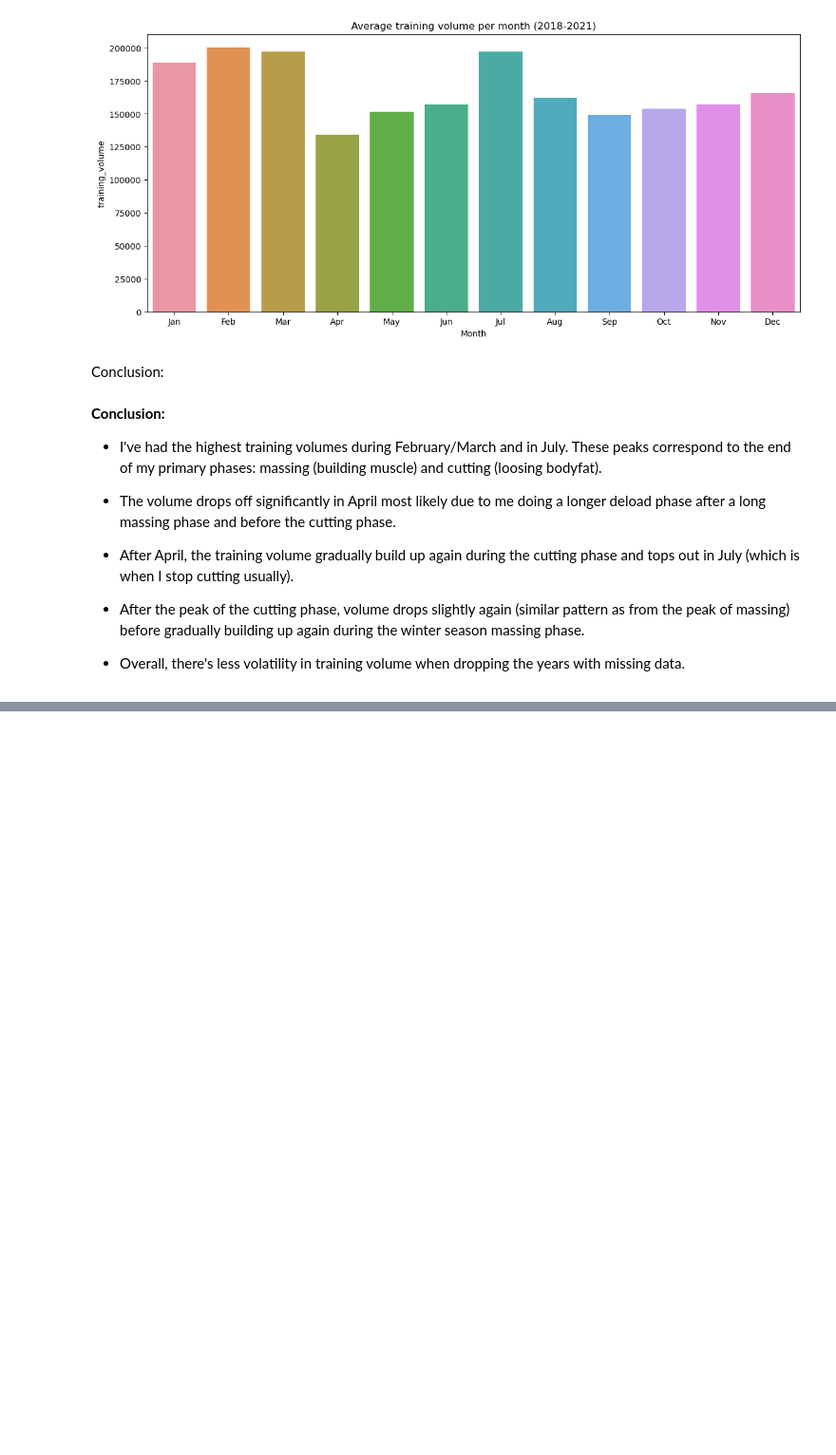
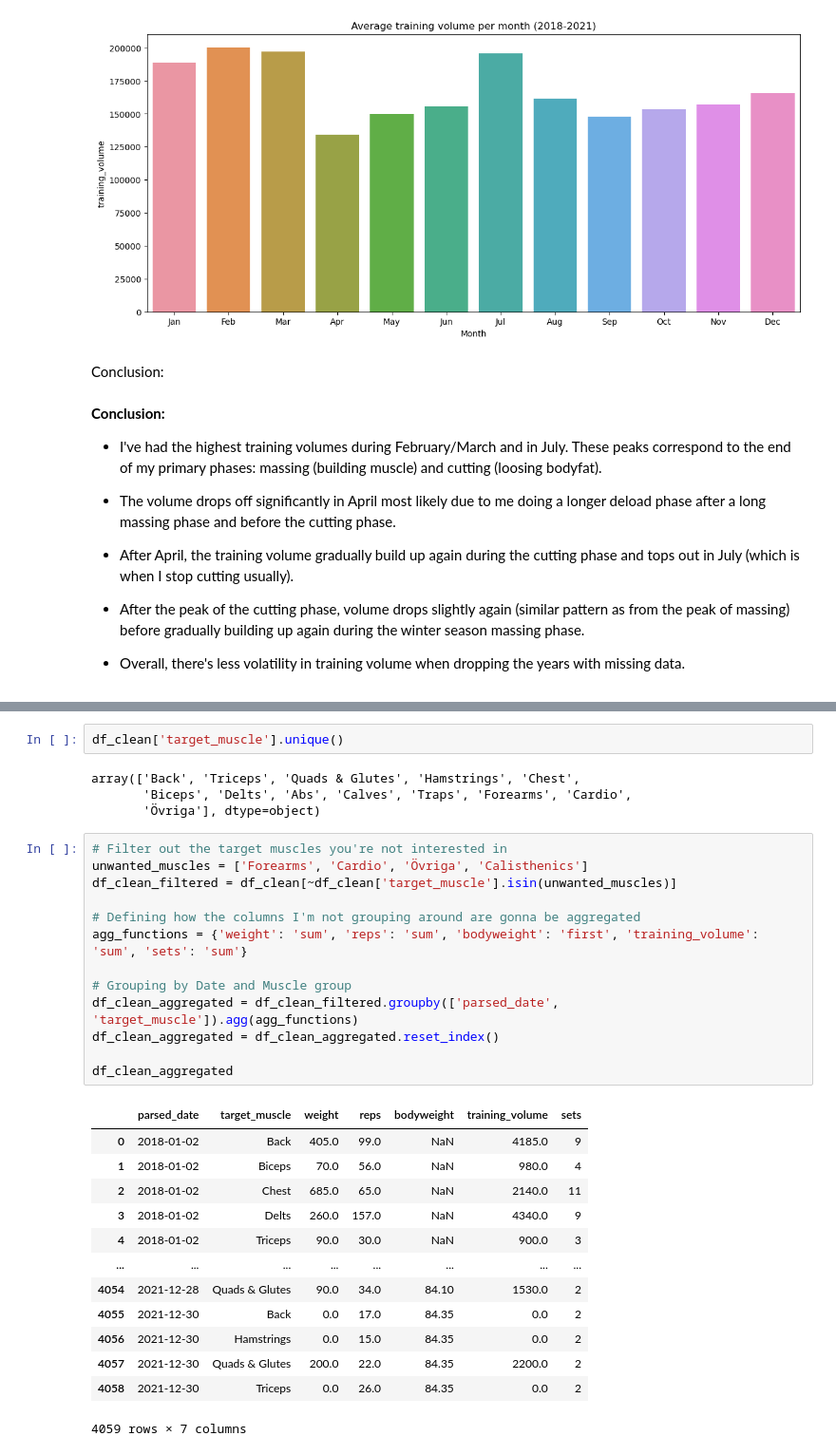
Before and after one commit to ossianhempel/training_data_analysis, a Jupyter notebook: my_training.ipynb, the cells around one changed output, grey strips where cells are left out. Shown at 95% size. Cells and saved outputs as stored; diff of their text form; blank space fills up the shorter version.

```diff
--- a/my_training.ipynb
+++ b/my_training.ipynb
@@ -770,0 +539,33 @@ Conclusion: My tr
+# %%
+df_clean['target_muscle'].unique()
+# %% [output]
+array(['Back', 'Triceps', 'Quads & Glutes', 'Hamstrings', 'Chest',
+       'Biceps', 'Delts', 'Abs', 'Calves', 'Traps', 'Forearms', 'Cardio',
+       'Övriga'], dtype=object)
+# %%
+# Filter out the target muscles you're not interested in
+unwanted_muscles = ['Forearms', 'Cardio', 'Övriga', 'Calisthenics']
+df_clean_filtered = df_clean[~df_clean['target_muscle'].isin(unwanted_muscles)]
+
+# Defining how the columns I'm not grouping around are gonna be aggregated
+agg_functions = {'weight': 'sum', 'reps': 'sum', 'bodyweight': 'first', 'training_volume': 'sum', 'sets': 'sum'}
+
+# Grouping by Date and Muscle group
+df_clean_aggregated = df_clean_filtered.groupby(['parsed_date', 'target_muscle']).agg(agg_functions)
+df_clean_aggregated = df_clean_aggregated.reset_index()
+
+df_clean_aggregated
+# %% [output]
+|  | parsed_date | target_muscle | weight | reps | bodyweight | training_volume | sets |
+| 0 | 2018-01-02 | Back | 405.0 | 99.0 | NaN | 4185.0 | 9 |
+| 1 | 2018-01-02 | Biceps | 70.0 | 56.0 | NaN | 980.0 | 4 |
+| 2 | 2018-01-02 | Chest | 685.0 | 65.0 | NaN | 2140.0 | 11 |
+| 3 | 2018-01-02 | Delts | 260.0 | 157.0 | NaN | 4340.0 | 9 |
+| 4 | 2018-01-02 | Triceps | 90.0 | 30.0 | NaN | 900.0 | 3 |
+| ... | ... | ... | ... | ... | ... | ... | ... |
+| 4054 | 2021-12-28 | Quads & Glutes | 90.0 | 34.0 | 84.10 | 1530.0 | 2 |
+| 4055 | 2021-12-30 | Back | 0.0 | 17.0 | 84.35 | 0.0 | 2 |
+| 4056 | 2021-12-30 | Hamstrings | 0.0 | 15.0 | 84.35 | 0.0 | 2 |
+| 4057 | 2021-12-30 | Quads & Glutes | 200.0 | 22.0 | 84.35 | 2200.0 | 2 |
+| 4058 | 2021-12-30 | Triceps | 0.0 | 26.0 | 84.35 | 0.0 | 2 |
+4059 rows × 7 columns
```
Also changed, not shown: parts of 63 cells of this notebook.
